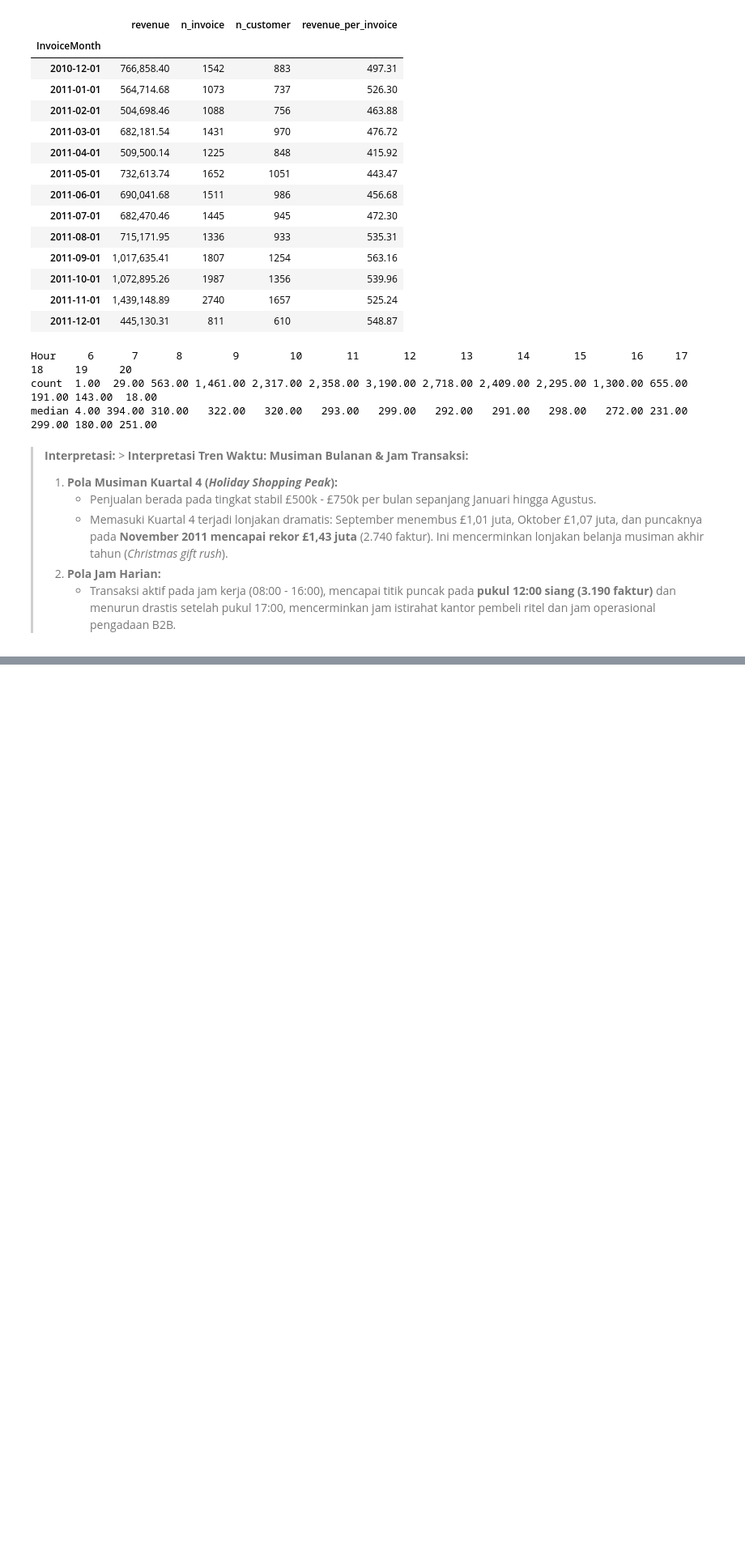
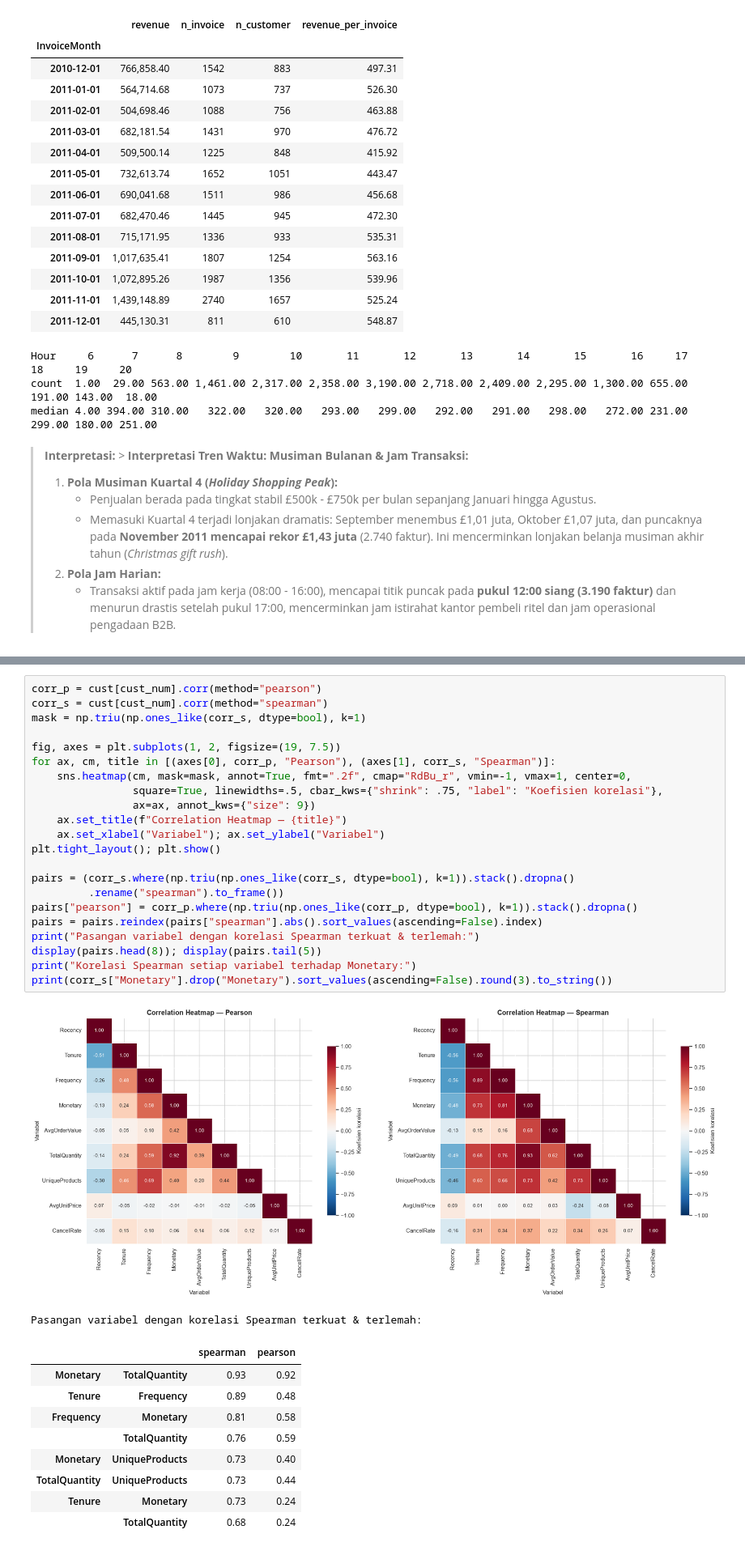
Before and after one commit to aulky/ml-visualisasidata-online-retail, a Jupyter notebook: Muhammad Aulia Muzzaki Nugraha_2311102051_TugasEDA.ipynb, the cells around one changed output, grey strips where cells are left out. Shown at 81% size. Cells and saved outputs as stored; diff of their text form; blank space fills up the shorter version.

Commit message:
feat(eda-multivariate): add multivariate analysis and scatterplot matrix

```diff
--- a/Muhammad Aulia Muzzaki Nugraha_2311102051_TugasEDA.ipynb
+++ b/Muhammad Aulia Muzzaki Nugraha_2311102051_TugasEDA.ipynb
@@ -1000,0 +1009,34 @@ median 4.00 394.00 310.00   322.00   320.00   293.00   299.00   292.00   291.00
+# %%
+corr_p = cust[cust_num].corr(method="pearson")
+corr_s = cust[cust_num].corr(method="spearman")
+mask = np.triu(np.ones_like(corr_s, dtype=bool), k=1)
+
+fig, axes = plt.subplots(1, 2, figsize=(19, 7.5))
+for ax, cm, title in [(axes[0], corr_p, "Pearson"), (axes[1], corr_s, "Spearman")]:
+    sns.heatmap(cm, mask=mask, annot=True, fmt=".2f", cmap="RdBu_r", vmin=-1, vmax=1, center=0,
+                square=True, linewidths=.5, cbar_kws={"shrink": .75, "label": "Koefisien korelasi"},
+                ax=ax, annot_kws={"size": 9})
+    ax.set_title(f"Correlation Heatmap — {title}")
+    ax.set_xlabel("Variabel"); ax.set_ylabel("Variabel")
+plt.tight_layout(); plt.show()
+
+pairs = (corr_s.where(np.triu(np.ones_like(corr_s, dtype=bool), k=1)).stack().dropna()
+         .rename("spearman").to_frame())
+pairs["pearson"] = corr_p.where(np.triu(np.ones_like(corr_p, dtype=bool), k=1)).stack().dropna()
+pairs = pairs.reindex(pairs["spearman"].abs().sort_values(ascending=False).index)
+print("Pasangan variabel dengan korelasi Spearman terkuat & terlemah:")
+display(pairs.head(8)); display(pairs.tail(5))
+print("Korelasi Spearman setiap variabel terhadap Monetary:")
+print(corr_s["Monetary"].drop("Monetary").sort_values(ascending=False).round(3).to_string())
+# %% [output]
+[figure, added]
+Pasangan variabel dengan korelasi Spearman terkuat & terlemah:
+|  |  | spearman | pearson |
+| Monetary | TotalQuantity | 0.93 | 0.92 |
+| Tenure | Frequency | 0.89 | 0.48 |
+| Frequency | Monetary | 0.81 | 0.58 |
+|  | TotalQuantity | 0.76 | 0.59 |
+| Monetary | UniqueProducts | 0.73 | 0.40 |
+| TotalQuantity | UniqueProducts | 0.73 | 0.44 |
+| Tenure | Monetary | 0.73 | 0.24 |
+|  | TotalQuantity | 0.68 | 0.24 |
```
Also changed, not shown: parts of 6 cells of this notebook.
